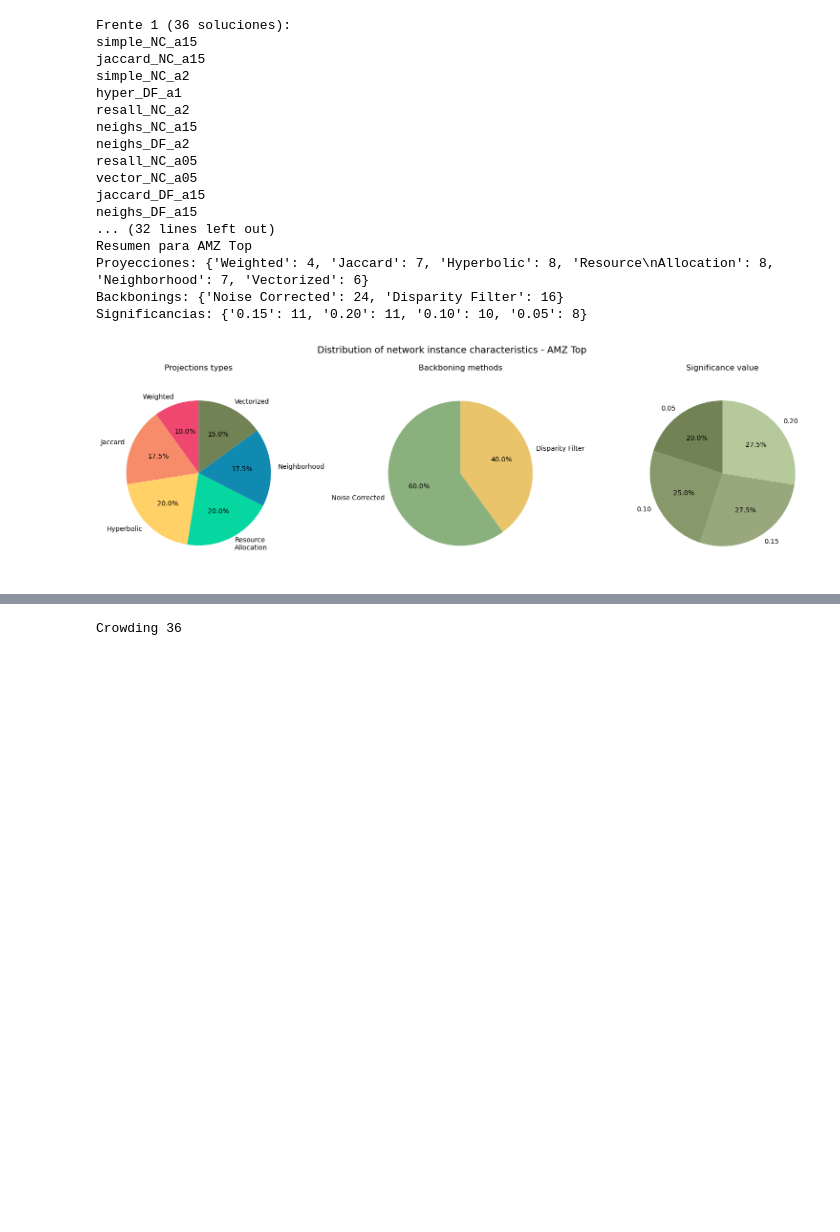
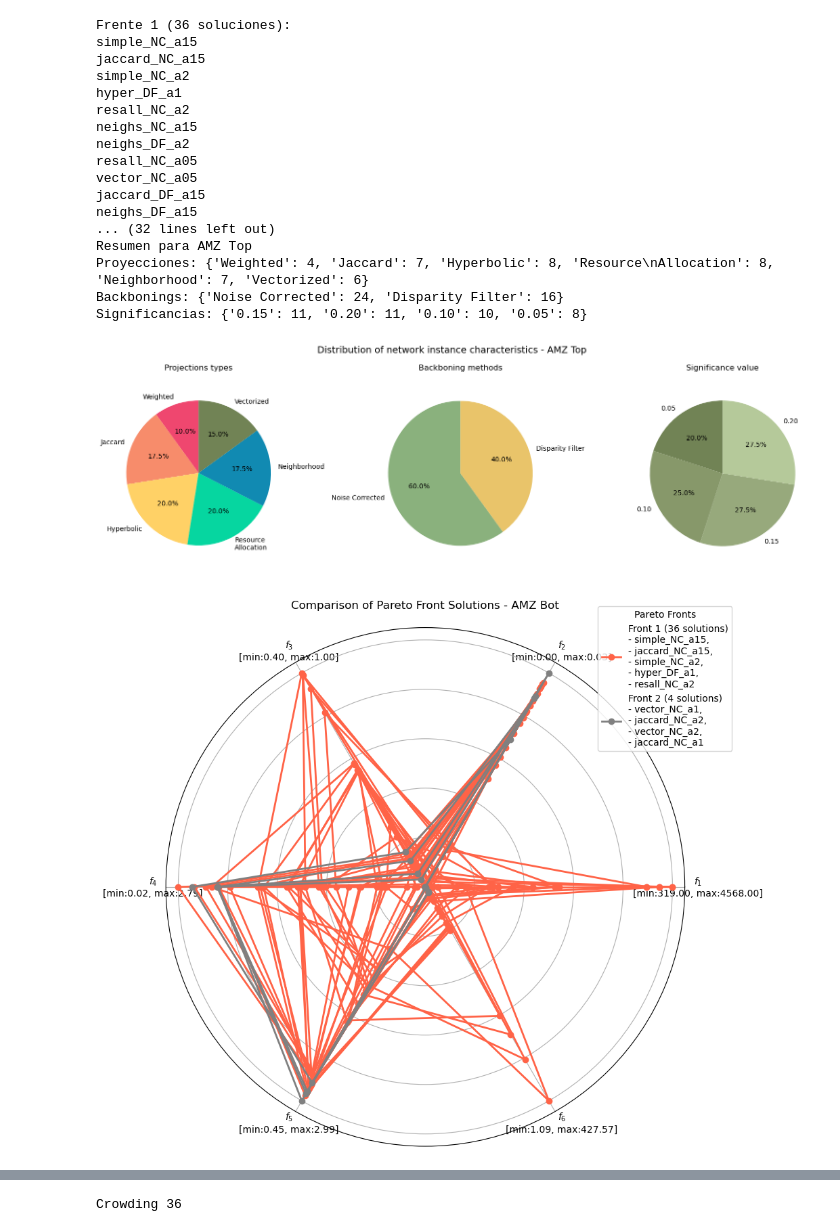
Before and after one commit to diazmx/phd-thesis-lab, a Jupyter notebook: 13-paper-modelling/ds1.ipynb, the cells around one changed output, grey strips where cells are left out. Saved outputs shown, nothing was run; the diff lists cells and outputs as text; code cells hidden in the pictures; blank space fills up the shorter version.

```diff
--- a/13-paper-modelling/ds1.ipynb
+++ b/13-paper-modelling/ds1.ipynb
@@ -264,3 +264,76 @@ Proyecciones: {'Weighted': 4, 'Jaccard': 7, 'Hyperbolic': 8, 'Resource\nAllocati
 Backbonings: {'Noise Corrected': 24, 'Disparity Filter': 16}
 Significancias: {'0.15': 11, '0.20': 11, '0.10': 10, '0.05': 8}
 [figure]
+# %%
+labels = ["$f_1$", "$f_2$", "$f_3$", "$f_4$", "$f_5$", "$f_6$"]
+
+# 1. Aplanar la lista de frentes para normalizar todos los datos juntos
+todas_las_soluciones = [sol for front in all_fronts for sol in front]
+F_all = np.array([sol["f"] for sol in todas_las_soluciones])
+
+# 2. Calcular los valores mínimo y máximo de cada función objetivo
+min_vals = F_all.min(axis=0)
+max_vals = F_all.max(axis=0)
+
+# 3. Normalizar todos los valores
+F_norm_all = (F_all - min_vals) / (max_vals - min_vals + 1e-8)
+
+# 4. Preparar datos para radar chart
+N = len(labels)
+angles = np.linspace(0, 2 * np.pi, N, endpoint=False).tolist()
+angles += angles[:1]  # cerrar el polígono
+labels += labels[:1]  # repetir primera etiqueta
+
+plt.figure(figsize=(10, 10))
+ax = plt.subplot(111, polar=True)
+
+# Escala de grises
+num_frentes = len(all_fronts)
+gray_scale = np.linspace(0.2, 0.8, num_frentes + 1)
+
+# 5. Recorrer frentes y soluciones
+idx_solucion = 0
+for i, front in enumerate(all_fronts):
+    rank = i + 1
+    num_sols = len(front)
+
+    # Color del frente
+    if i == 0:
+        color = "tomato"
+    else:
+        color = str(gray_scale[i])
+
+    # Nombres
+    nombres_soluciones = [sol.get("filename", f"sol_{idx_solucion + j}") for j, sol in enumerate(front)]
+    nombres_soluciones = [n[8:] for n in nombres_soluciones]
+    nombres_mostrados = ",\n- ".join(nombres_soluciones[:5])
+
+    label_front = f"Front {rank} ({num_sols} solutions)"
+    if num_sols > 0:
+        label_front += f"\n- {nombres_mostrados}"
+
+    for j, sol in enumerate(front):
+        F_norm_solucion = F_norm_all[idx_solucion].tolist()
+        F_norm_solucion += F_norm_solucion[:1]  # cerrar polígono
+
+        if j == 0:
+            label = label_front
+        else:
+            label = None
+
+        ax.plot(angles, F_norm_solucion, color=color, linewidth=2, marker='o', label=label)
+
+        idx_solucion += 1
+
+# Etiquetas
+ax.set_xticks(angles[:-1])
+ax.set_xticklabels([f"{lbl}\n[min:{min_v:.2f}, max:{max_v:.2f}]" for lbl, min_v, max_v in zip(labels[:-1], min_vals, max_vals)])
+ax.set_yticklabels([])  # quitar valores radiales
+ax.set_title(f"Comparison of Pareto Front Solutions - {DATASET.upper()} Bot", pad=20)
+
+plt.legend(title="Pareto Fronts", bbox_to_anchor=(1.1, 1.05))
+plt.tight_layout()
+plt.savefig(f"{DATASET}-Type{NODETYPE}-pf-radar.png")
+plt.show()
+# %% [output]
+[figure, added]
```
Also changed, not shown: parts of 2 cells of this notebook, 3 other files.
